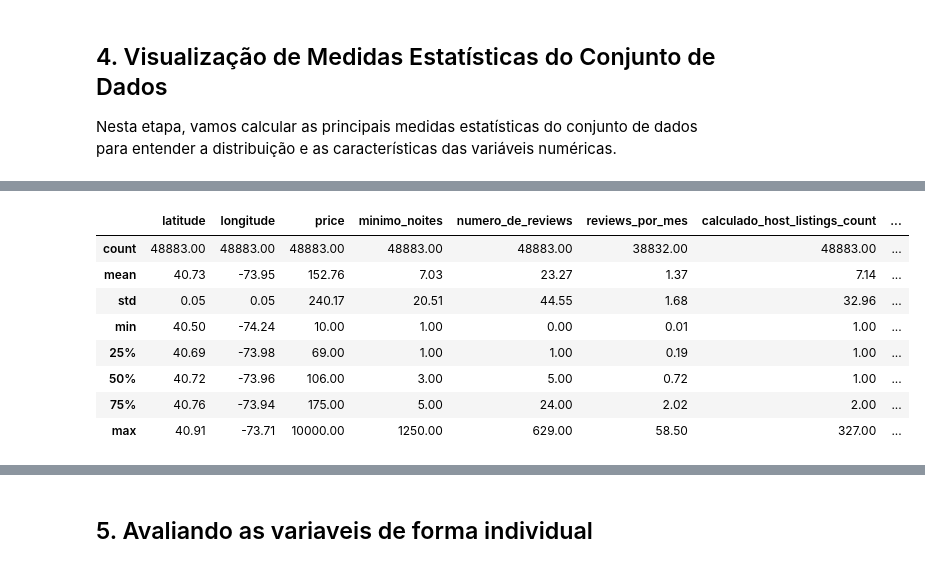
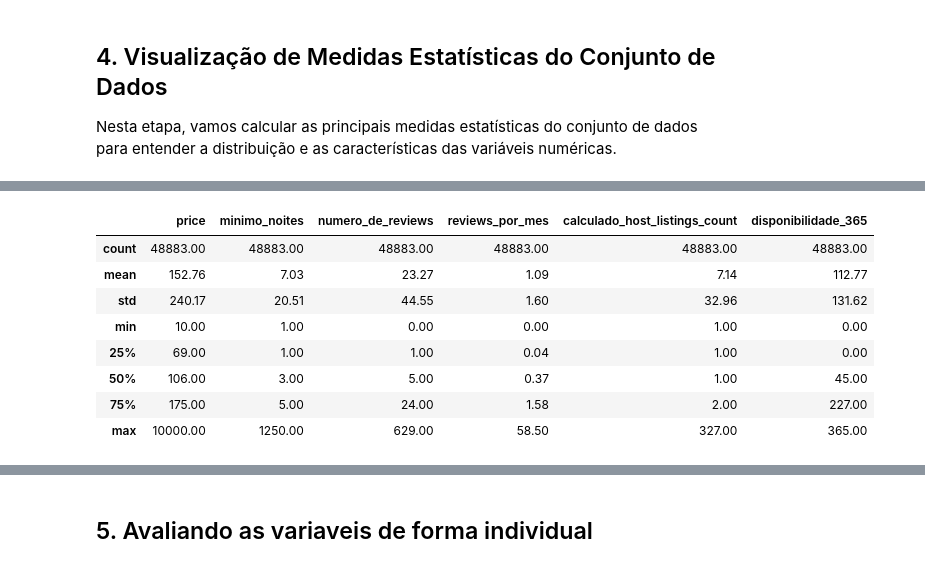
Before and after one commit to Ewaldouhlmann/LH_CD_EWALDOUHLMANN, a Jupyter notebook: notebooks/analise-exploratoria.ipynb, the cells around one changed output, grey strips where cells are left out. Saved outputs shown, nothing was run; the diff lists cells and outputs as text; code cells hidden in the pictures.

```diff
--- a/notebooks/analise-exploratoria.ipynb
+++ b/notebooks/analise-exploratoria.ipynb
@@ -161,15 +185,15 @@ disponibilidade_365                366
 dtype: int64
 # %%
 # Transformando 'room_type' em variável categórica
-df['room_type'] = df['room_type'].astype('category')
+dados_transformados['room_type'] = dados_transformados['room_type'].astype('category')
 # %%
 # Transformando 'bairro_group' em variável categórica
-df['bairro_group'] = df['bairro_group'].astype('category')
+dados_transformados['bairro_group'] = dados_transformados['bairro_group'].astype('category')
 # %%
 # Transformando 'bairro' em variável categórica
-df['bairro'] = df['bairro'].astype('category')
+dados_transformados['bairro'] = dados_transformados['bairro'].astype('category')
 # %%
 # Convertendo a coluna 'ultima_review' para o tipo datetime
-df['ultima_review'] = pd.to_datetime(df['ultima_review'], errors='coerce')
+dados_transformados['ultima_review'] = pd.to_datetime(dados_transformados['ultima_review'], errors='coerce')
 # %%
 # Exibindo o tipo de dados de todas as colunas do DataFrame, para verificar se as convesões ocorreram com sucesso
@@ -211,16 +235,16 @@ df.describe()
 | std | 10984090.71 | 78616871.53 | 0.05 | 0.05 | 240.17 | 20.51 | 44.55 | NaN | ... |
 # %%
 # Visualizando as estatísticas descritivas das variáveis numéricas do conjunto de dados
-df_cleaned = df.drop(['id', 'host_id','ultima_review'], axis=1)
+df_cleaned = dados_transformados.drop(['id', 'host_id','ultima_review','latitude', 'longitude'], axis=1)
 df_cleaned.describe()
 # %% [output]
-|  | latitude | longitude | price | minimo_noites | numero_de_reviews | reviews_por_mes | calculado_host_listings_count | ... |
-| count | 48883.00 | 48883.00 | 48883.00 | 48883.00 | 48883.00 | 38832.00 | 48883.00 | ... |
-| mean | 40.73 | -73.95 | 152.76 | 7.03 | 23.27 | 1.37 | 7.14 | ... |
-| std | 0.05 | 0.05 | 240.17 | 20.51 | 44.55 | 1.68 | 32.96 | ... |
-| min | 40.50 | -74.24 | 10.00 | 1.00 | 0.00 | 0.01 | 1.00 | ... |
-| 25% | 40.69 | -73.98 | 69.00 | 1.00 | 1.00 | 0.19 | 1.00 | ... |
-| 50% | 40.72 | -73.96 | 106.00 | 3.00 | 5.00 | 0.72 | 1.00 | ... |
-| 75% | 40.76 | -73.94 | 175.00 | 5.00 | 24.00 | 2.02 | 2.00 | ... |
-| max | 40.91 | -73.71 | 10000.00 | 1250.00 | 629.00 | 58.50 | 327.00 | ... |
+|  | price | minimo_noites | numero_de_reviews | reviews_por_mes | calculado_host_listings_count | disponibilidade_365 |
+| count | 48883.00 | 48883.00 | 48883.00 | 48883.00 | 48883.00 | 48883.00 |
+| mean | 152.76 | 7.03 | 23.27 | 1.09 | 7.14 | 112.77 |
+| std | 240.17 | 20.51 | 44.55 | 1.60 | 32.96 | 131.62 |
+| min | 10.00 | 1.00 | 0.00 | 0.00 | 1.00 | 0.00 |
+| 25% | 69.00 | 1.00 | 1.00 | 0.04 | 1.00 | 0.00 |
+| 50% | 106.00 | 3.00 | 5.00 | 0.37 | 1.00 | 45.00 |
+| 75% | 175.00 | 5.00 | 24.00 | 1.58 | 2.00 | 227.00 |
+| max | 10000.00 | 1250.00 | 629.00 | 58.50 | 327.00 | 365.00 |
 # %%
```
Also changed, not shown: parts of 65 cells of this notebook, 7 other files.
